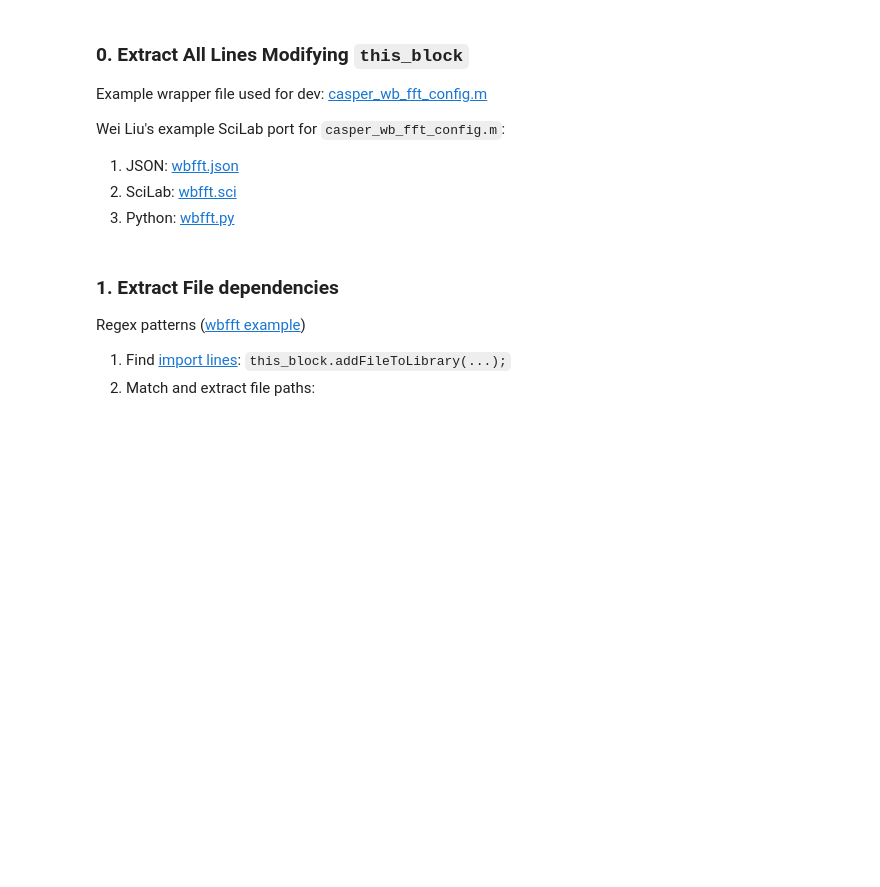
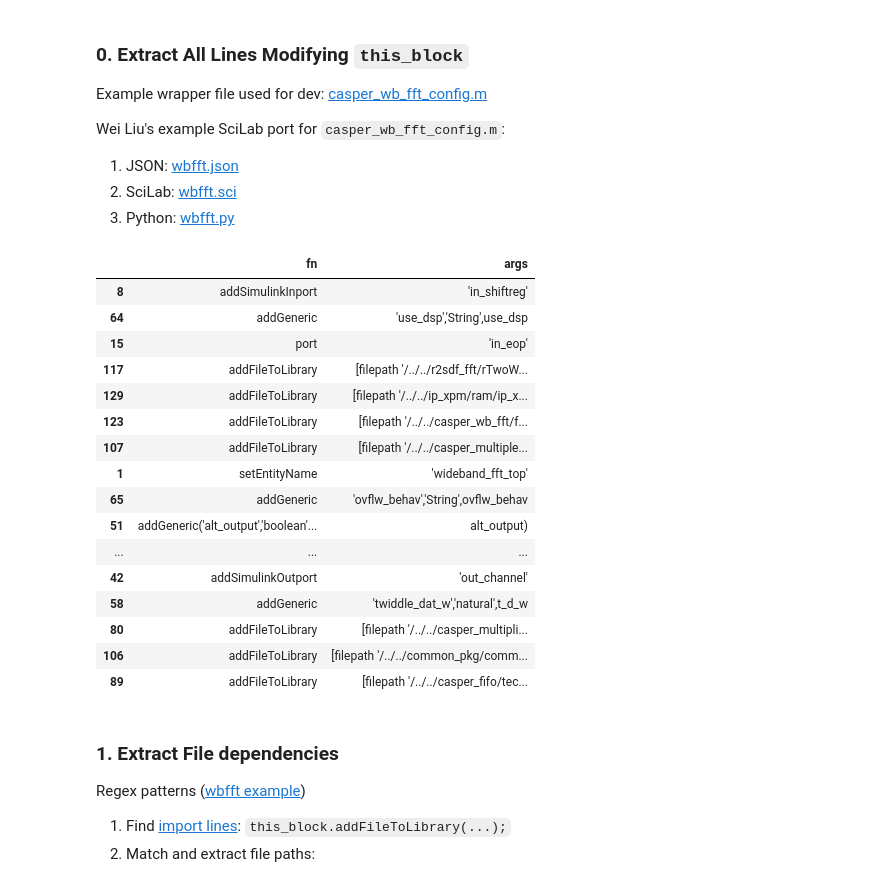
Before and after one commit to nraultwang/casper_dspdevel, a Jupyter notebook: wrappers/simulink/wrapper_file_eda.ipynb, the cells around one changed output. Saved outputs shown, nothing was run; the diff lists cells and outputs as text; code cells hidden in the pictures; blank space fills up the shorter version.

```diff
--- a/wrappers/simulink/wrapper_file_eda.ipynb
+++ b/wrappers/simulink/wrapper_file_eda.ipynb
@@ -41,6 +41,26 @@ def match_this_block(target_file, this_block_pat="this_block\.(.*)\((.*)\);"):
 # %%
 target_file = "casper_wb_fft_config.m"
 target_fpath = wrappers_root / target_file
+# %%
+match_this_block(target_fpath).sample(20)
+# %% [output]
+|  | fn | args |
+| 8 | addSimulinkInport | 'in_shiftreg' |
+| 64 | addGeneric | 'use_dsp','String',use_dsp |
+| 15 | port | 'in_eop' |
+| 117 | addFileToLibrary | [filepath '/../../r2sdf_fft/rTwoW... |
+| 129 | addFileToLibrary | [filepath '/../../ip_xpm/ram/ip_x... |
+| 123 | addFileToLibrary | [filepath '/../../casper_wb_fft/f... |
+| 107 | addFileToLibrary | [filepath '/../../casper_multiple... |
+| 1 | setEntityName | 'wideband_fft_top' |
+| 65 | addGeneric | 'ovflw_behav','String',ovflw_behav |
+| 51 | addGeneric('alt_output','boolean'... | alt_output) |
+| ... | ... | ... |
+| 42 | addSimulinkOutport | 'out_channel' |
+| 58 | addGeneric | 'twiddle_dat_w','natural',t_d_w |
+| 80 | addFileToLibrary | [filepath '/../../casper_multipli... |
+| 106 | addFileToLibrary | [filepath '/../../common_pkg/comm... |
+| 89 | addFileToLibrary | [filepath '/../../casper_fifo/tec... |
 # %% [markdown]
 ### 1. Extract File dependencies
 
```
Also changed, not shown: parts of 2 cells of this notebook.
